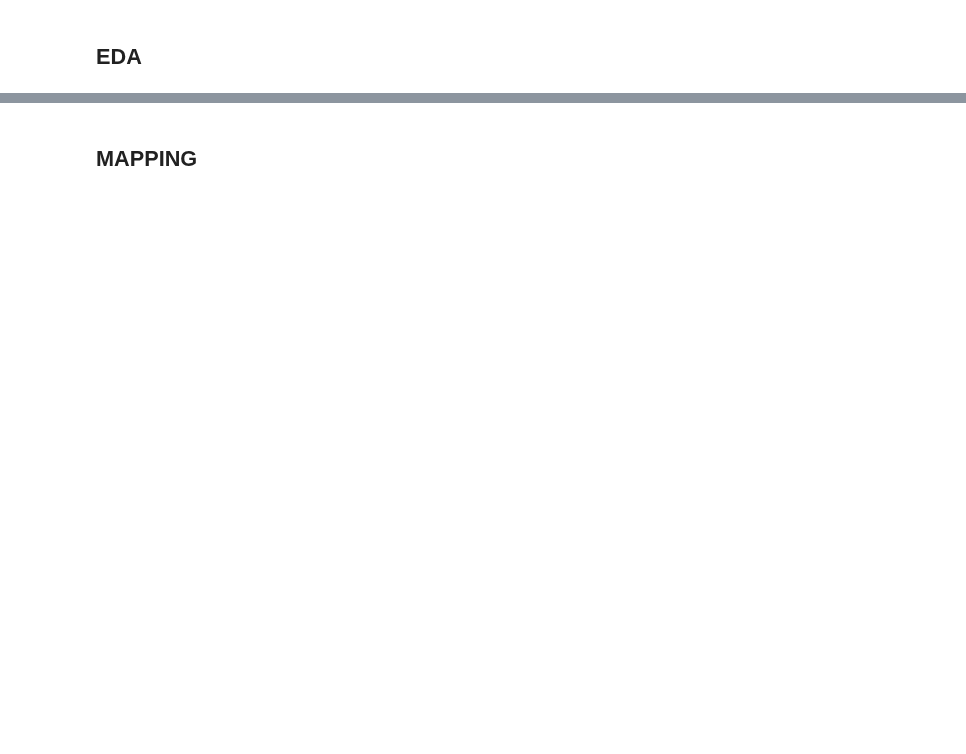
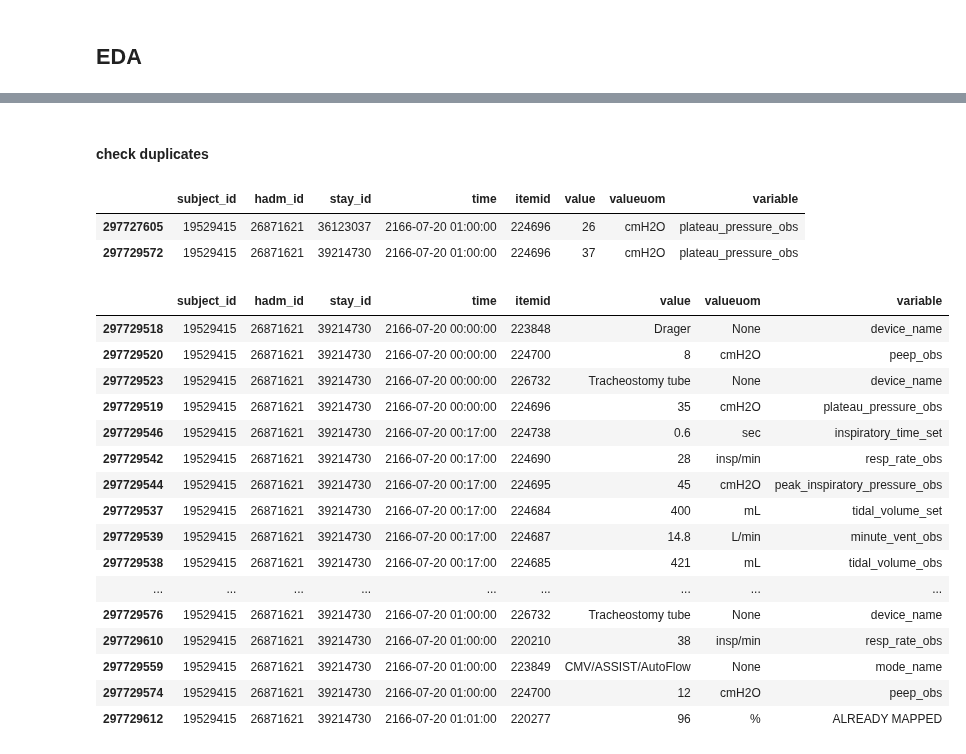
Before and after one commit to oldsandiaz/mimicclif, a Jupyter notebook: code/mimic-to-clif.ipynb, the cells around one changed output, grey strips where cells are left out. Drawn from its saved outputs; the diff is of its cells as text; code cells hidden in the pictures; blank space fills up the shorter version.

```diff
--- a/code/mimic-to-clif.ipynb
+++ b/code/mimic-to-clif.ipynb
@@ -43,8 +60,12 @@ resp_device_mapping = load_mapping_csv("device_category")
 resp_mode_mapping = load_mapping_csv("mode_category")
 # %%
 # covert to a dict for df col renaming later
-def construct_mapper_dict(mapping_df: pd.DataFrame, key_col: str, value_col: str):
-    return dict(zip(mapping_df[key_col], mapping_df[value_col]))
+def construct_mapper_dict(mapping_df: pd.DataFrame, key_col: str, value_col: str, none = False):
+    mapper_dict = dict(zip(mapping_df[key_col], mapping_df[value_col]))
+    # to enable a None -> None mapping
+    if none:
+        mapper_dict[None] = None
+    return mapper_dict
 
 # vitals table
 vital_name_mapper_dict = construct_mapper_dict(vitals_mapping, "itemid", "label = vital_name")
@@ -80,5 +193,6 @@ vital_site_mapper_dict
 # %%
-EXCLUDED_LABELS_DEFAULT = ["NO MAPPING", "UNSURE", "MAPPED ELSEWHERE", "SPECIAL CASE"]
+# FIXME: delete "ALREDAY MAPPED" at some pt
+EXCLUDED_LABELS_DEFAULT = ["NO MAPPING", "UNSURE", "MAPPED ELSEWHERE", "SPECIAL CASE", "ALREADY MAPPED"]
 
 # find all the relevant item ids for a table
 def get_relevant_item_ids(
@@ -97,6 +211,14 @@ def rename_and_reorder_cols(df, rename_mapper_dict: dict, new_col_order: list):
         .reindex(columns = new_col_order)
         )
 
+def find_duplicates(df, cols: list[str] = ["hadm_id", "time", "itemid"]):
+    '''
+    Check whether there are duplicates -- more than one populated value -- for what is supposed to be
+    unique combination of columns. That is, for the same measured variable (e.g. vital_category) at
+    the same time during the same encounter, there should be only one corresponding value.
+    '''
+    return df[df.duplicated(subset = cols, keep = False)]
+
 def check_duplicates(df, additional_cols: list):
     '''
     Check whether there are duplicates -- more than one populated value -- for what is supposed to be
@@ -583,0 +666,2 @@ Name: count, Length: 73148, dtype: int64
+# %%
+resp_events["variable"] = resp_events["itemid"].apply(lambda x: resp_mapper_dict[x])
@@ -823,11 +733,0 @@ item_id_to_events_df(226732)
-# %%
-resp_events = (
-    chartevents.loc[chartevents["stay_id"] == 39765666, :]
-    # keep only items that are in the resp category
-    .loc[lambda x: x["itemid"].isin(resp_item_ids)]
-    # add a column of item label
-    .assign(item_label = lambda x: x["itemid"].apply(item_id_to_feature_value))
-    .reindex(
-        columns = ["stay_id", "charttime", "itemid", "item_label", "value", "valuenum", "valueuom", "warning"]
-    )
-)
@@ -852,2 +734,29 @@ resp_events.loc[
-# %% [markdown]
-## MAPPING
+# %% [markdown]
+#### check duplicates
+# %%
+resp_duplicates.query("itemid == 224696")
+# %% [output]
+|  | subject_id | hadm_id | stay_id | time | itemid | value | valueuom | variable |
+| 297727605 | 19529415 | 26871621 | 36123037 | 2166-07-20 01:00:00 | 224696 | 26 | cmH2O | plateau_pressure_obs |
+| 297729572 | 19529415 | 26871621 | 39214730 | 2166-07-20 01:00:00 | 224696 | 37 | cmH2O | plateau_pressure_obs |
+# %%
+# 2166-07-19 23:50:00	2166-07-20 01:20:08
+resp_events.query("stay_id == 39214730").sort_values("time")
+# %% [output]
+|  | subject_id | hadm_id | stay_id | time | itemid | value | valueuom | variable |
+| 297729518 | 19529415 | 26871621 | 39214730 | 2166-07-20 00:00:00 | 223848 | Drager | None | device_name |
+| 297729520 | 19529415 | 26871621 | 39214730 | 2166-07-20 00:00:00 | 224700 | 8 | cmH2O | peep_obs |
+| 297729523 | 19529415 | 26871621 | 39214730 | 2166-07-20 00:00:00 | 226732 | Tracheostomy tube | None | device_name |
+| 297729519 | 19529415 | 26871621 | 39214730 | 2166-07-20 00:00:00 | 224696 | 35 | cmH2O | plateau_pressure_obs |
+| 297729546 | 19529415 | 26871621 | 39214730 | 2166-07-20 00:17:00 | 224738 | 0.6 | sec | inspiratory_time_set |
+| 297729542 | 19529415 | 26871621 | 39214730 | 2166-07-20 00:17:00 | 224690 | 28 | insp/min | resp_rate_obs |
+| 297729544 | 19529415 | 26871621 | 39214730 | 2166-07-20 00:17:00 | 224695 | 45 | cmH2O | peak_inspiratory_pressure_obs |
+| 297729537 | 19529415 | 26871621 | 39214730 | 2166-07-20 00:17:00 | 224684 | 400 | mL | tidal_volume_set |
+| 297729539 | 19529415 | 26871621 | 39214730 | 2166-07-20 00:17:00 | 224687 | 14.8 | L/min | minute_vent_obs |
+| 297729538 | 19529415 | 26871621 | 39214730 | 2166-07-20 00:17:00 | 224685 | 421 | mL | tidal_volume_obs |
+| ... | ... | ... | ... | ... | ... | ... | ... | ... |
+| 297729576 | 19529415 | 26871621 | 39214730 | 2166-07-20 01:00:00 | 226732 | Tracheostomy tube | None | device_name |
+| 297729610 | 19529415 | 26871621 | 39214730 | 2166-07-20 01:00:00 | 220210 | 38 | insp/min | resp_rate_obs |
+| 297729559 | 19529415 | 26871621 | 39214730 | 2166-07-20 01:00:00 | 223849 | CMV/ASSIST/AutoFlow | None | mode_name |
+| 297729574 | 19529415 | 26871621 | 39214730 | 2166-07-20 01:00:00 | 224700 | 12 | cmH2O | peep_obs |
+| 297729612 | 19529415 | 26871621 | 39214730 | 2166-07-20 01:01:00 | 220277 | 96 | % | ALREADY MAPPED |
```
Also changed, not shown: parts of 87 cells of this notebook.
